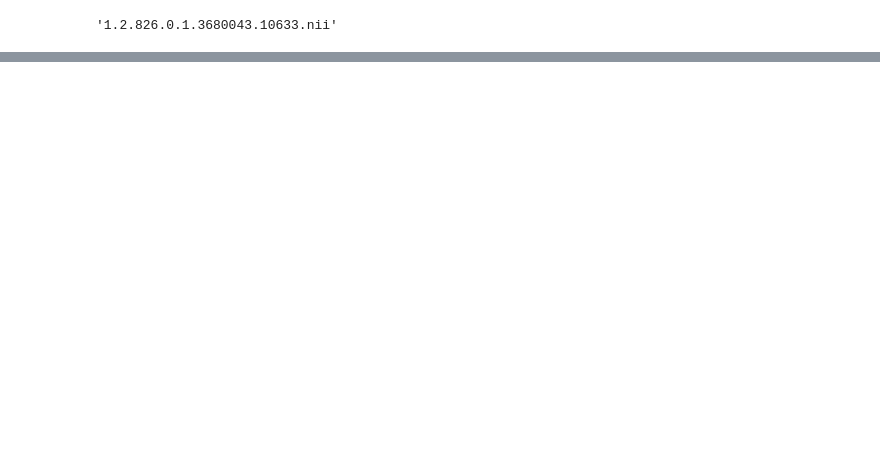
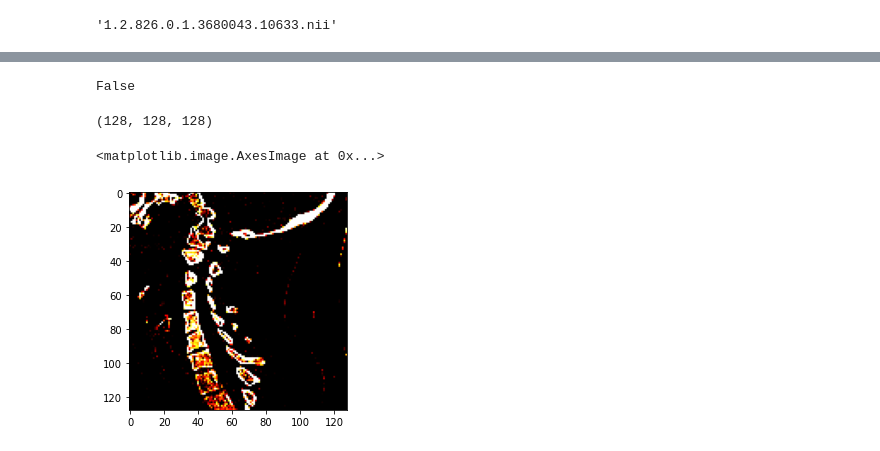
Before and after one commit to SiavashShirzad/RSNA-2022-Cervical-Spine-Fracture-Detection, a Jupyter notebook: segmentation-rsna.ipynb, the cells around one changed output, grey strips where cells are left out. Cells and saved outputs as stored; diff of their text form; code cells hidden in the pictures; blank space fills up the shorter version.

```diff
--- a/segmentation-rsna.ipynb
+++ b/segmentation-rsna.ipynb
@@ -190,0 +251,4 @@ testset = testset.prefetch(1)
+# %%
+'1.2.826.0.1.3680043.12351' in patients
+# %% [output]
+False
@@ -190,0 +257,21 @@ testset = testset.prefetch(1)
+# %%
+sample_ct.shape
+# %% [output]
+(128, 128, 128)
+# %%
+def sample_creator(patient):
+    intercept, slope = load_data(patient)
+    ct = ct_extractor(patient)
+    ct = np.transpose(ct, axes = [2,0,1])
+    ct1 = window_image(ct,150,300,intercept,slope)
+    ct2 = window_image(ct,300,450,intercept,slope)
+    ct3 = window_image(ct,450,600,intercept,slope)
+    ct = channeling(ct1,ct2,ct3)
+    return ct
+# %%
+a = sample_creator('1.2.826.0.1.3680043.18786')
+# %%
+plt.imshow(a[64])
+# %% [output]
+<matplotlib.image.AxesImage at 0x...>
+[figure, added]
```
Also changed, not shown: parts of 18 cells of this notebook.
